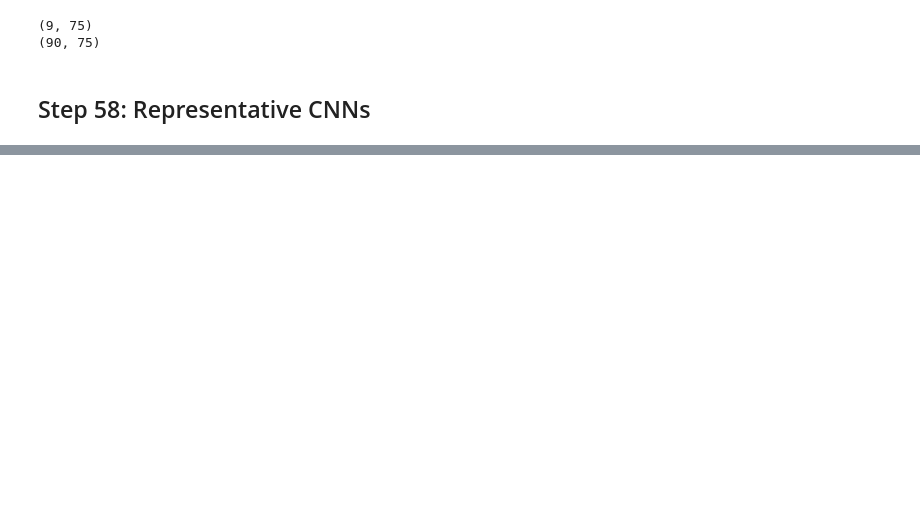
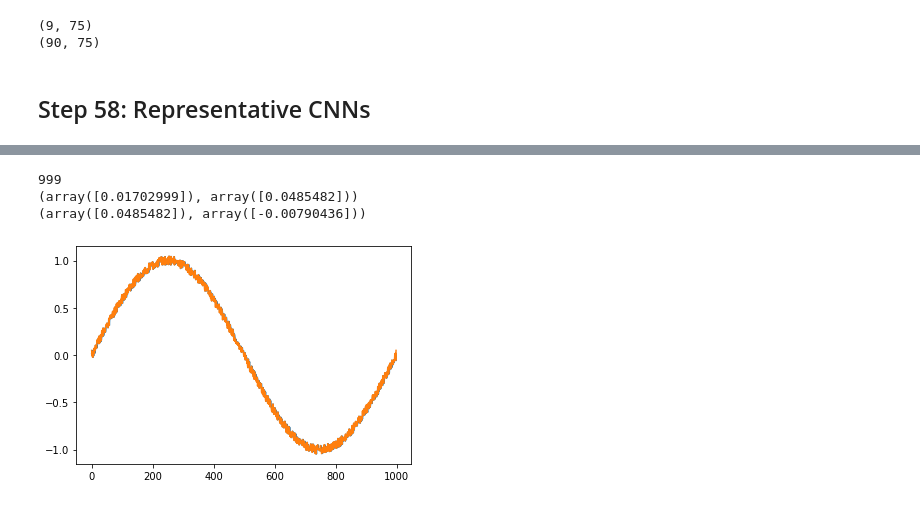
Before and after one commit to easymoneysnipertang/DeZero, a Jupyter notebook: stage5.ipynb, the cells around one changed output, grey strips where cells are left out. Cells and saved outputs as stored; diff of their text form; code cells hidden in the pictures; blank space fills up the shorter version.

```diff
--- a/stage5.ipynb
+++ b/stage5.ipynb
@@ -286,0 +331,16 @@ print(labels[predict_id])
+# %%
+train_set = dezero.datasets.SinCurve(train=True)  # 生成正弦波数据
+print(len(train_set))
+print(train_set[0])
+print(train_set[1])
+# 绘制正弦波数据
+xs = [example[0] for example in train_set]
+ts = [example[1] for example in train_set]  # ts就是xs下一步的值
+plt.plot(np.arange(len(xs)), xs, label='xs')
+plt.plot(np.arange(len(ts)), ts, label='ts')
+plt.show()
+# %% [output]
+999
+(array([0.01702999]), array([0.0485482]))
+(array([0.0485482]), array([-0.00790436]))
+[figure, added]
```
Also changed, not shown: parts of 6 cells of this notebook, 2 other files.
